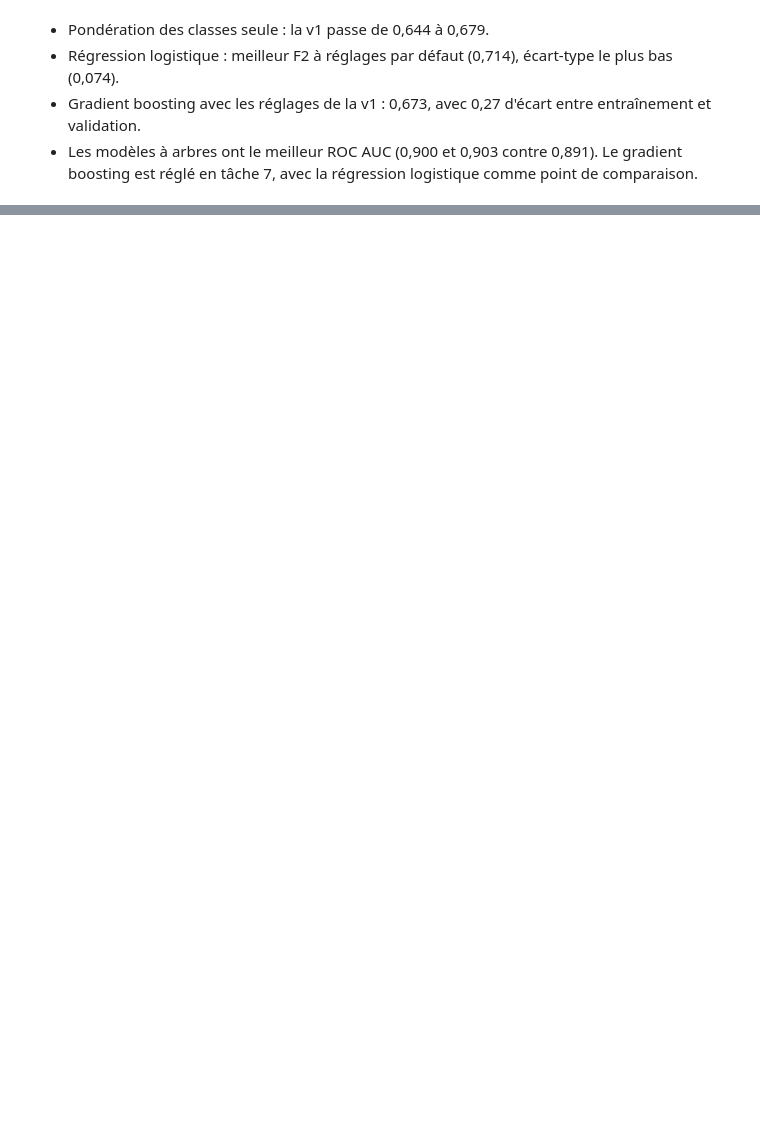
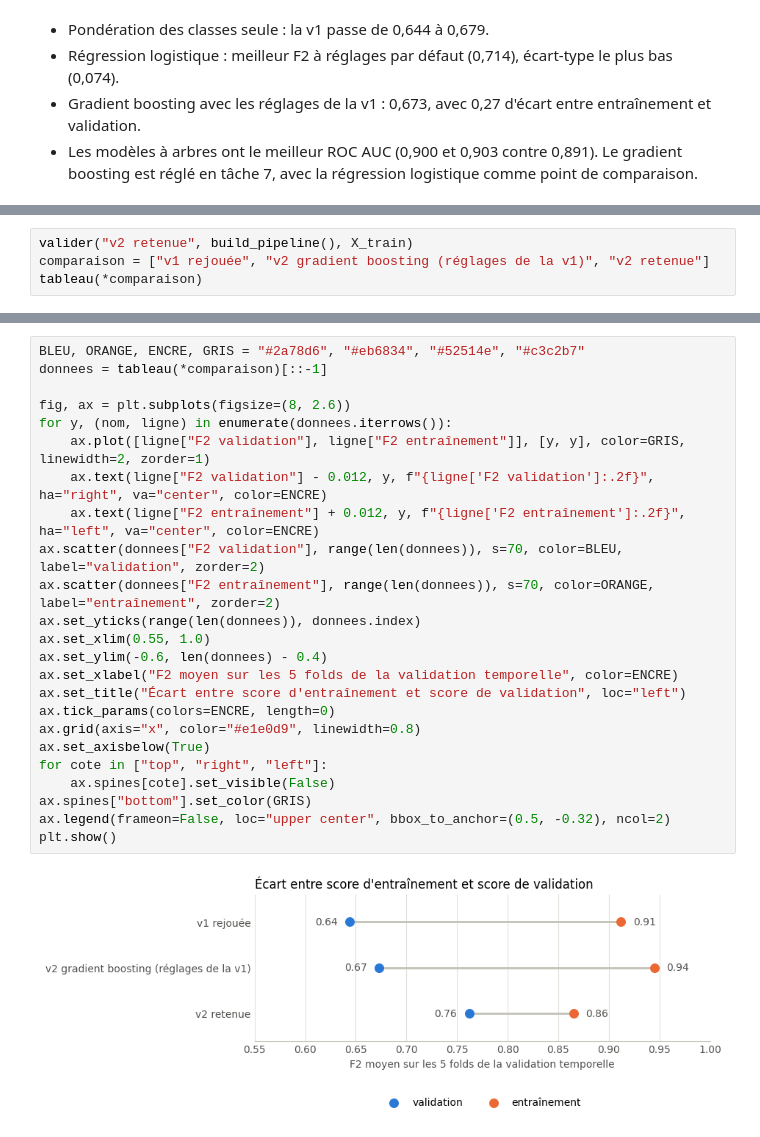
Before and after one commit to sojenorg/M1-B1-annulation-v2-wassim, a Jupyter notebook: notebooks/02_modelisation.ipynb, the cells around one changed output, grey strips where cells are left out. Cells and saved outputs as stored; diff of their text form; blank space fills up the shorter version.

Commit message:
ajouter: réglage tracé des hyperparamètres et écart entraînement / validation (tâche 7)

```diff
--- a/notebooks/02_modelisation.ipynb
+++ b/notebooks/02_modelisation.ipynb
@@ -363,0 +465,4 @@ tableau("v1 rejouée", "v1 rejouée + pondération des classes", *familles)
+# %%
+valider("v2 retenue", build_pipeline(), X_train)
+comparaison = ["v1 rejouée", "v2 gradient boosting (réglages de la v1)", "v2 retenue"]
+tableau(*comparaison)
@@ -363,0 +487,26 @@ tableau("v1 rejouée", "v1 rejouée + pondération des classes", *familles)
+# %%
+BLEU, ORANGE, ENCRE, GRIS = "#2a78d6", "#eb6834", "#52514e", "#c3c2b7"
+donnees = tableau(*comparaison)[::-1]
+
+fig, ax = plt.subplots(figsize=(8, 2.6))
+for y, (nom, ligne) in enumerate(donnees.iterrows()):
+    ax.plot([ligne["F2 validation"], ligne["F2 entraînement"]], [y, y], color=GRIS, linewidth=2, zorder=1)
+    ax.text(ligne["F2 validation"] - 0.012, y, f"{ligne['F2 validation']:.2f}", ha="right", va="center", color=ENCRE)
+    ax.text(ligne["F2 entraînement"] + 0.012, y, f"{ligne['F2 entraînement']:.2f}", ha="left", va="center", color=ENCRE)
+ax.scatter(donnees["F2 validation"], range(len(donnees)), s=70, color=BLEU, label="validation", zorder=2)
+ax.scatter(donnees["F2 entraînement"], range(len(donnees)), s=70, color=ORANGE, label="entraînement", zorder=2)
+ax.set_yticks(range(len(donnees)), donnees.index)
+ax.set_xlim(0.55, 1.0)
+ax.set_ylim(-0.6, len(donnees) - 0.4)
+ax.set_xlabel("F2 moyen sur les 5 folds de la validation temporelle", color=ENCRE)
+ax.set_title("Écart entre score d'entraînement et score de validation", loc="left")
+ax.tick_params(colors=ENCRE, length=0)
+ax.grid(axis="x", color="#e1e0d9", linewidth=0.8)
+ax.set_axisbelow(True)
+for cote in ["top", "right", "left"]:
+    ax.spines[cote].set_visible(False)
+ax.spines["bottom"].set_color(GRIS)
+ax.legend(frameon=False, loc="upper center", bbox_to_anchor=(0.5, -0.32), ncol=2)
+plt.show()
+# %% [output]
+[figure, added]
```
Also changed, not shown: parts of 15 cells of this notebook, 1 other file.
